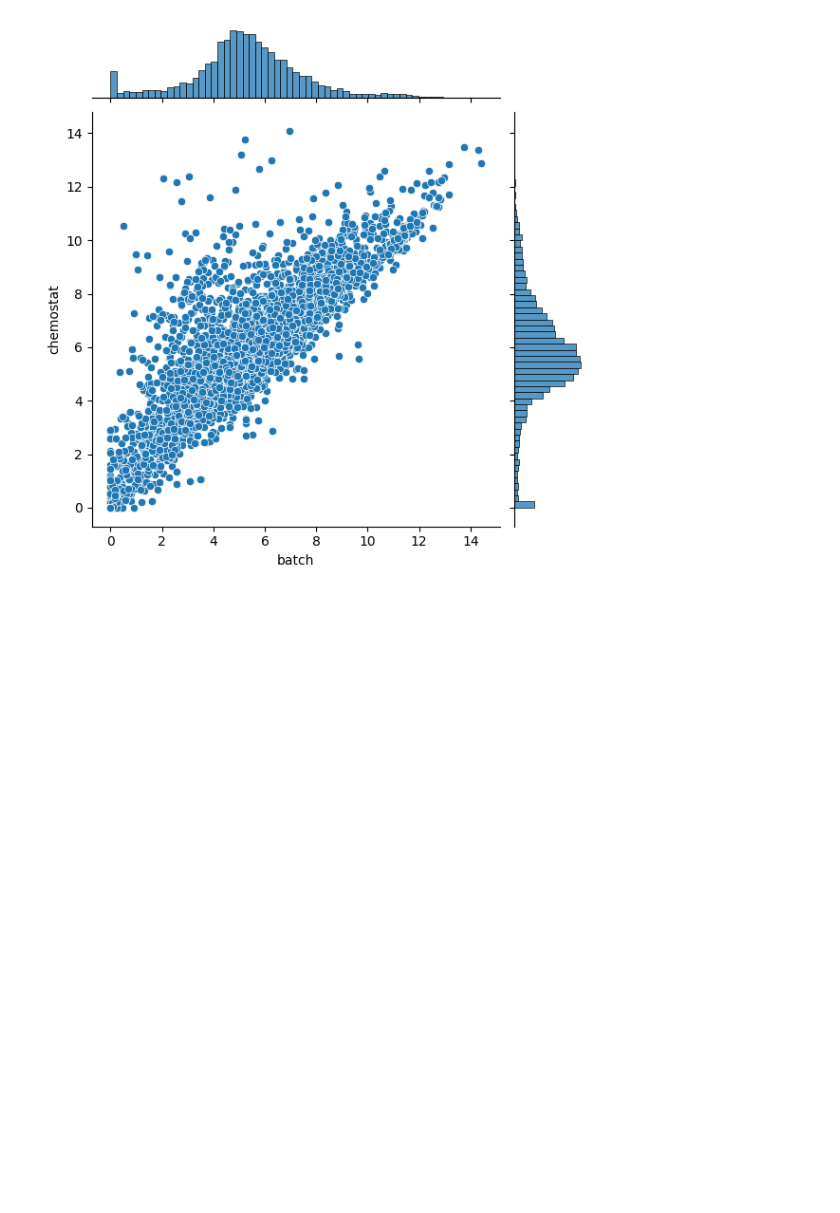
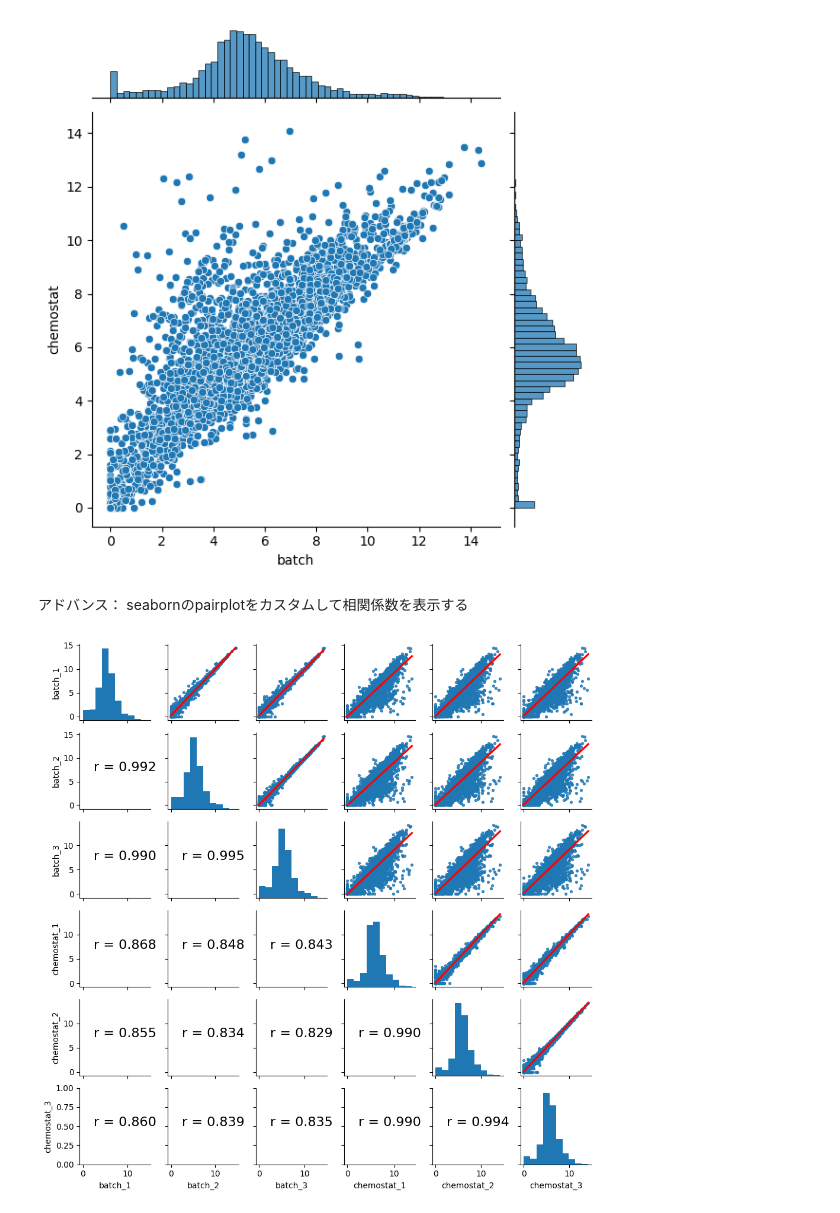
Before and after one commit to iwata97/bioinfo, a Jupyter notebook: bioinformatics_01.ipynb, the cells around one changed output. Cells and saved outputs as stored; diff of their text form; code cells hidden in the pictures; blank space fills up the shorter version.

```diff
--- a/bioinformatics_01.ipynb
+++ b/bioinformatics_01.ipynb
@@ -138,3 +176,36 @@ sns.jointplot(data=log_tpm_lib_mean, x = 'batch', y = 'chemostat')
 plt.show()
 # %% [output]
 [figure]
+# %% [markdown]
+アドバンス：
+seabornのpairplotをカスタムして相関係数を表示する
+# %%
+import numpy as np
+import pandas as pd
+from scipy import stats
+import matplotlib.pyplot as plt
+import seaborn as sns
+%matplotlib inline
+
+def draw_hist(x, **kws):
+    plt.hist(x[~np.isnan(x)])
+
+def corr_func(x, y, **kws):
+    mask = ~np.logical_or(np.isnan(x), np.isnan(y))
+    x, y = x[mask], y[mask]
+    r, _ = stats.pearsonr(x, y)
+    ax = plt.gca()
+    ax.annotate("r = {:.3f}".format(r),
+               xy=(.2, .5),
+               xycoords=ax.transAxes,
+               size=16)
+
+def pairplot(df):
+    g = sns.PairGrid(df, height=1.6, dropna=False)
+    g.map_diag(draw_hist)
+    g.map_upper(sns.regplot, scatter_kws={"s": 8}, line_kws={"color":  "r"})
+    g.map_lower(corr_func)
+# %%
+pairplot(log_tpm)
+# %% [output]
+[figure, added]
```
Also changed, not shown: parts of 35 cells of this notebook, 1 other file.
